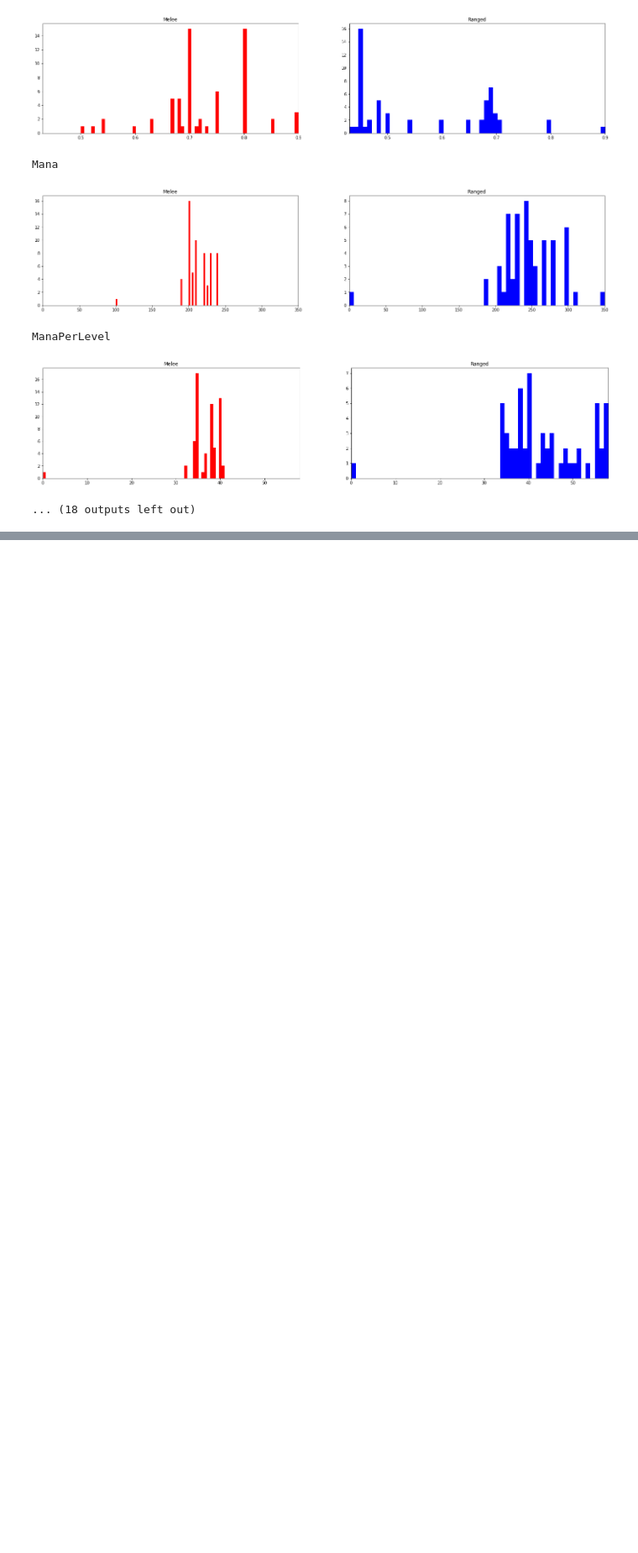
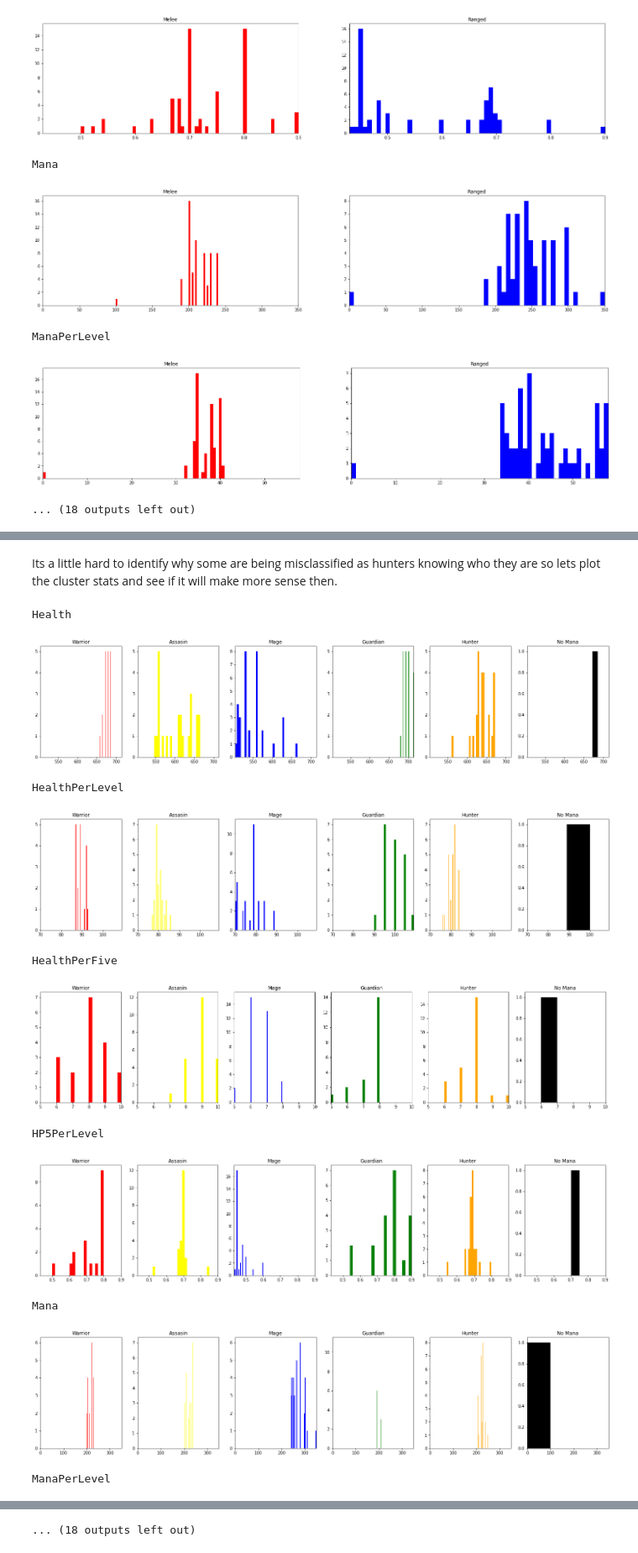
Before and after one commit to SifTheGreater/Smite_Analysis, a Jupyter notebook: God_Level_Data/God_Data.ipynb, the cells around one changed output, grey strips where cells are left out. Shown at 84% size. Drawn from its saved outputs; the diff is of its cells as text; code cells hidden in the pictures; blank space fills up the shorter version.

```diff
--- a/God_Level_Data/God_Data.ipynb
+++ b/God_Level_Data/God_Data.ipynb
@@ -344,0 +421,4 @@ ManaPerLevel
+# %%
+for x in range(0, 6):
+    display(dataset.iloc[:, 2][y_clusters == x].value_counts())
+    print()
@@ -344,0 +450,7 @@ ManaPerLevel
+# %%
+kmeans = KMeans(n_clusters = 6, init = "k-means++").fit(X)
+y_clusters = kmeans.predict(X)
+# %%
+for x in range(0, 6):
+    display(dataset.iloc[:, 2][y_clusters == x].value_counts())
+    print()
@@ -344,0 +492,42 @@ ManaPerLevel
+# %% [markdown]
+Its a little hard to identify why some are being misclassified as hunters knowing who they are so lets plot the cluster stats and see if it will make more sense then.
+# %%
+def Plot_stat_Cluster(k):
+    fig, ax = plt.subplots(1, 6, figsize=(25,5))
+
+    min_ = dataset[k].min()
+    max_ = dataset[k].max()
+
+    A = dataset[k][y_clusters == 5].values
+    B = dataset[k][y_clusters == 4].values
+    C = dataset[k][y_clusters == 0].values
+    D = dataset[k][y_clusters == 3].values
+    E = dataset[k][y_clusters == 1].values
+    F = dataset[k][y_clusters == 2].values
+
+    data = [A, B, C, D, E, F]
+    labels = ['Warrior', 'Assasin', 'Mage', 'Guardian' , 'Hunter', 'No Mana']
+    color = ['Red', 'Yellow', 'Blue', 'Green', 'Orange', 'Black']
+
+    for i, x in enumerate(data):
+        ax[i].set_xlim(min_, max_)
+        ax[i].set_title(labels[i])
+        ax[i].hist(x, len(x), color = color[i])
+
+    plt.show()
+# %%
+for stat in stats:
+    print(stat)
+    Plot_stat_Cluster(stat)
+# %% [output]
+Health
+[figure, added]
+HealthPerLevel
+[figure, added]
+HealthPerFive
+[figure, added]
+HP5PerLevel
+[figure, added]
+Mana
+[figure, added]
+ManaPerLevel
@@ -344,0 +535 @@ ManaPerLevel
+... (18 outputs left out)
```
Also changed, not shown: parts of 24 cells of this notebook.
